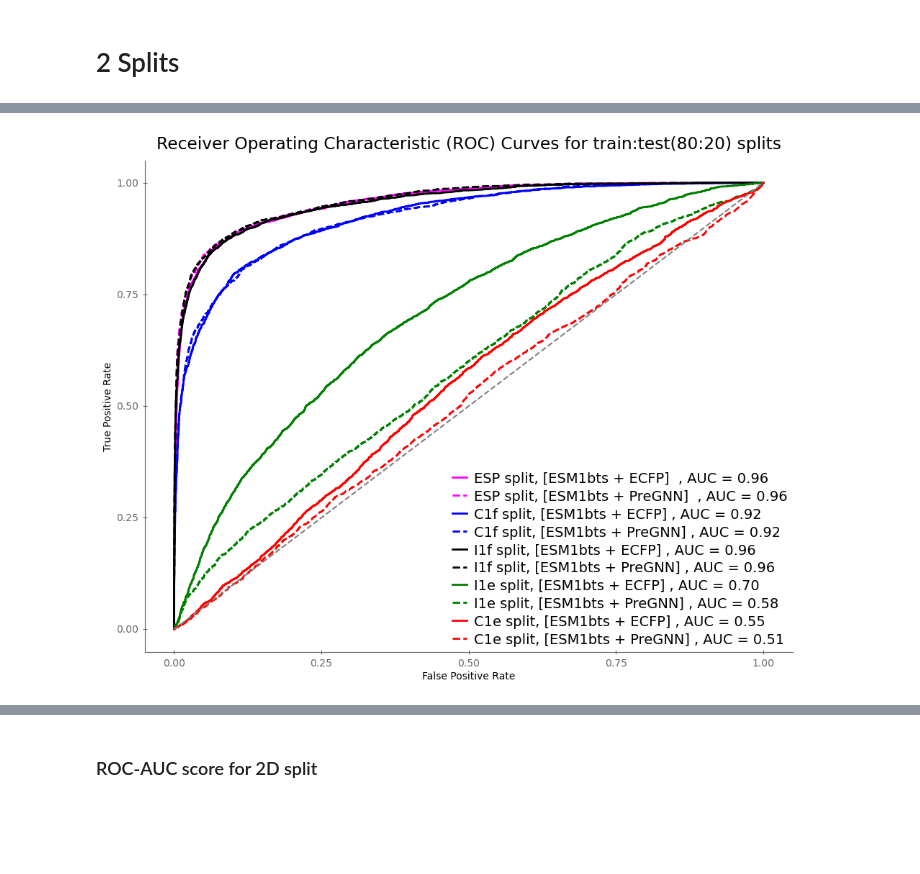
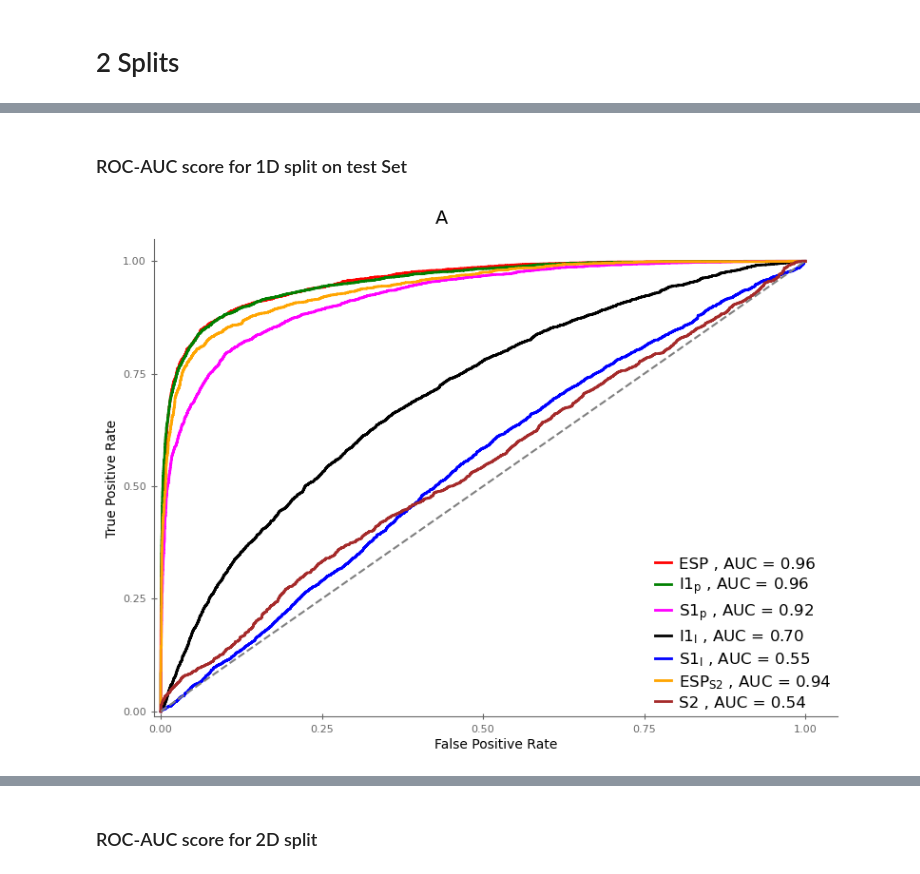
Before and after one commit to kalininalab/ESP_Leak_Analysis, a Jupyter notebook: ESP_HardSplits/notebooks_and_code/5-Results_Plots_and_figures.ipynb, the cells around one changed output, grey strips where cells are left out. Saved outputs shown, nothing was run; the diff lists cells and outputs as text; code cells hidden in the pictures; blank space fills up the shorter version.

```diff
--- a/ESP_HardSplits/notebooks_and_code/5-Results_Plots_and_figures.ipynb
+++ b/ESP_HardSplits/notebooks_and_code/5-Results_Plots_and_figures.ipynb
@@ -49,3 +89,5 @@ plot_top_keys_values_multiple_df(
+# %% [markdown]
+### ROC-AUC score for 1D split on test Set
 # %%
 y_test_pred_esm1b_ts_ecfp_ESP_2S =  np.load(join(CURRENT_DIR, ".." ,"data", "training_results_2S", "y_test_pred_xgboost_ESM1b_ts_ECFP_ESP_2S.npy"))
 test_y_esm1b_ts_ecfp_ESP_2S =  np.load(join(CURRENT_DIR, ".." ,"data", "training_results_2S", "y_test_true_xgboost_ESM1b_ts_ECFP_ESP_2S.npy"))
@@ -67,7 +109,13 @@ y_test_pred_esm1b_ts_ecfp_I1f_2S =  np.load(join(CURRENT_DIR, ".." ,"data", "tra
 test_y_esm1b_ts_ecfp_I1f_2S =  np.load(join(CURRENT_DIR, ".." ,"data", "training_results_2S", "y_test_true_xgboost_ESM1b_ts_ECFP_I1f_2S.npy"))
 y_test_pred_esm1b_ts_gnn_I1f_2S =  np.load(join(CURRENT_DIR, ".." ,"data", "training_results_2S", "y_test_pred_xgboost_ESM1b_ts_PreGNN_I1f_2S.npy"))
 test_y_esm1b_ts_gnn_I1f_2S =  np.load(join(CURRENT_DIR, ".." ,"data", "training_results_2S", "y_test_true_xgboost_ESM1b_ts_PreGNN_I1f_2S.npy"))
+
+y_test_pred_esm1b_ts_ecfp_C2_2S =  np.load(join(CURRENT_DIR, ".." ,"data", "training_results_2S", "y_test_pred_xgboost_ESM1b_ts_ECFP_C2_2S.npy"))
+test_y_esm1b_ts_ecfp_C2_2S =  np.load(join(CURRENT_DIR, ".." ,"data", "training_results_2S", "y_test_true_xgboost_ESM1b_ts_ECFP_C2_2S.npy"))
+y_test_pred_esm1b_ts_ecfp_ESPC2_2S =  np.load(join(CURRENT_DIR, ".." ,"data", "training_results_2S", "y_test_pred_xgboost_ESM1b_ts_ECFP_ESPC2_2S.npy"))
+test_y_esm1b_ts_ecfp_ESPC2_2S =  np.load(join(CURRENT_DIR, ".." ,"data", "training_results_2S", "y_test_true_xgboost_ESM1b_ts_ECFP_ESPC2_2S.npy"))
 # %%
+from sklearn import metrics
 fpr_esm1b_ts_ecfp_ESP_2S, tpr_esm1b_ts_ecfp_ESP_2S, threshold = metrics.roc_curve(test_y_esm1b_ts_ecfp_ESP_2S, y_test_pred_esm1b_ts_ecfp_ESP_2S)
 roc_auc_esm1b_ts_ecfp_ESP_2S = metrics.auc(fpr_esm1b_ts_ecfp_ESP_2S, tpr_esm1b_ts_ecfp_ESP_2S)
 fpr_esm1b_ts_gnn_ESP_2S, tpr_esm1b_ts_gnn_ESP_2S, threshold = metrics.roc_curve(test_y_esm1b_ts_gnn_ESP_2S, y_test_pred_esm1b_ts_gnn_ESP_2S)
@@ -94,45 +142,64 @@ fpr_esm1b_ts_ecfp_I1f_2S, tpr_esm1b_ts_ecfp_I1f_2S, threshold = metrics.roc_curv
 roc_auc_esm1b_ts_ecfp_I1f_2S = metrics.auc(fpr_esm1b_ts_ecfp_I1f_2S, tpr_esm1b_ts_ecfp_I1f_2S)
 fpr_esm1b_ts_gnn_I1f_2S, tpr_esm1b_ts_gnn_I1f_2S, threshold = metrics.roc_curve(test_y_esm1b_ts_gnn_I1f_2S, y_test_pred_esm1b_ts_gnn_I1f_2S)
 roc_auc_esm1b_ts_gnn_I1f_2S = metrics.auc(fpr_esm1b_ts_gnn_I1f_2S, tpr_esm1b_ts_gnn_I1f_2S)
+
+
+fpr_esm1b_ts_ecfp_C2_2S, tpr_esm1b_ts_ecfp_C2_2S, threshold = metrics.roc_curve(test_y_esm1b_ts_ecfp_C2_2S, y_test_pred_esm1b_ts_ecfp_C2_2S)
+roc_auc_esm1b_ts_ecfp_C2_2S = metrics.auc(fpr_esm1b_ts_ecfp_C2_2S, tpr_esm1b_ts_ecfp_C2_2S)
+fpr_esm1b_ts_ecfp_ESPC2_2S, tpr_esm1b_ts_ecfp_ESPC2_2S, threshold = metrics.roc_curve(test_y_esm1b_ts_ecfp_ESPC2_2S, y_test_pred_esm1b_ts_ecfp_ESPC2_2S)
+roc_auc_esm1b_ts_ecfp_ESPC2_2S = metrics.auc(fpr_esm1b_ts_ecfp_ESPC2_2S, tpr_esm1b_ts_ecfp_ESPC2_2S)
 # %%
 def plot_roc_curve(fpr, tpr, roc_auc, label, linestyle='solid', color='blue'):
     plt.plot(fpr, tpr, color=color, label=f'{label} , AUC = {roc_auc:.2f}', linewidth=2.0, linestyle=linestyle)
 
-fig, ax = plt.subplots(figsize=(10, 8))
-plt.rcParams.update({'font.size': 14})
-
+fig, ax = plt.subplots(figsize=(8, 6))
+plt.rcParams.update({'font.size': 10})
 # Define your data and labels here
+"""
 data = [
-    (fpr_esm1b_ts_ecfp_ESP_2S, tpr_esm1b_ts_ecfp_ESP_2S, roc_auc_esm1b_ts_ecfp_ESP_2S, 'ESP split, [ESM1bts + ECFP] ', 'solid', 'magenta'),
-    (fpr_esm1b_ts_gnn_ESP_2S, tpr_esm1b_ts_gnn_ESP_2S, roc_auc_esm1b_ts_gnn_ESP_2S, 'ESP split, [ESM1bts + PreGNN] ', 'dashed', 'magenta'),
-    (fpr_esm1b_ts_ecfp_C1f_2S, tpr_esm1b_ts_ecfp_C1f_2S, roc_auc_esm1b_ts_ecfp_C1f_2S, 'C1f split, [ESM1bts + ECFP]', 'solid', 'blue'),
-    (fpr_esm1b_ts_gnn_C1f_2S, tpr_esm1b_ts_gnn_C1f_2S, roc_auc_esm1b_ts_gnn_C1f_2S, 'C1f split, [ESM1bts + PreGNN]', 'dashed', 'blue'),
-    (fpr_esm1b_ts_ecfp_I1f_2S, tpr_esm1b_ts_ecfp_I1f_2S, roc_auc_esm1b_ts_ecfp_I1f_2S, 'I1f split, [ESM1bts + ECFP]', 'solid', 'black'),
-    (fpr_esm1b_ts_gnn_I1f_2S, tpr_esm1b_ts_gnn_I1f_2S, roc_auc_esm1b_ts_gnn_I1f_2S, 'I1f split, [ESM1bts + PreGNN]', 'dashed', 'black'),
-    (fpr_esm1b_ts_ecfp_I1e_2S, tpr_esm1b_ts_ecfp_I1e_2S, roc_auc_esm1b_ts_ecfp_I1e_2S, 'I1e split, [ESM1bts + ECFP]', 'solid', 'green'),
-    (fpr_esm1b_ts_gnn_I1e_2S, tpr_esm1b_ts_gnn_I1e_2S, roc_auc_esm1b_ts_gnn_I1e_2S, 'I1e split, [ESM1bts + PreGNN]', 'dashed', 'green'),
-    (fpr_esm1b_ts_ecfp_C1e_2S, tpr_esm1b_ts_ecfp_C1e_2S, roc_auc_esm1b_ts_ecfp_C1e_2S, 'C1e split, [ESM1bts + ECFP]', 'solid', 'red'),
-    (fpr_esm1b_ts_gnn_C1e_2S, tpr_esm1b_ts_gnn_C1e_2S, roc_auc_esm1b_ts_gnn_C1e_2S, 'C1e split, [ESM1bts + PreGNN]', 'dashed', 'red'),
+    (fpr_esm1b_ts_ecfp_ESP_2S, tpr_esm1b_ts_ecfp_ESP_2S, roc_auc_esm1b_ts_ecfp_ESP_2S, 'ESP, [ESM1bts + ECFP] ', 'solid', 'red'),
+    (fpr_esm1b_ts_gnn_ESP_2S, tpr_esm1b_ts_gnn_ESP_2S, roc_auc_esm1b_ts_gnn_ESP_2S, 'ESP, [ESM1bts + PreGNN] ', 'dashed', 'red'),
+    (fpr_esm1b_ts_ecfp_C1f_2S, tpr_esm1b_ts_ecfp_C1f_2S, roc_auc_esm1b_ts_ecfp_C1f_2S, 'S1p, [ESM1bts + ECFP]', 'solid', 'magenta'),
+    (fpr_esm1b_ts_gnn_C1f_2S, tpr_esm1b_ts_gnn_C1f_2S, roc_auc_esm1b_ts_gnn_C1f_2S, 'S1p, [ESM1bts + PreGNN]', 'dashed', 'magenta'),
+    (fpr_esm1b_ts_ecfp_I1f_2S, tpr_esm1b_ts_ecfp_I1f_2S, roc_auc_esm1b_ts_ecfp_I1f_2S, 'I1p, [ESM1bts + ECFP]', 'solid', 'green'),
+    (fpr_esm1b_ts_gnn_I1f_2S, tpr_esm1b_ts_gnn_I1f_2S, roc_auc_esm1b_ts_gnn_I1f_2S, 'I1p, [ESM1bts + PreGNN]', 'dashed', 'green'),
+    (fpr_esm1b_ts_ecfp_I1e_2S, tpr_esm1b_ts_ecfp_I1e_2S, roc_auc_esm1b_ts_ecfp_I1e_2S, 'I1l, [ESM1bts + ECFP]', 'solid', 'black'),
+    (fpr_esm1b_ts_gnn_I1e_2S, tpr_esm1b_ts_gnn_I1e_2S, roc_auc_esm1b_ts_gnn_I1e_2S, 'I1l, [ESM1bts + PreGNN]', 'dashed', 'black'),
+    (fpr_esm1b_ts_ecfp_C1e_2S, tpr_esm1b_ts_ecfp_C1e_2S, roc_auc_esm1b_ts_ecfp_C1e_2S, 'S1l, [ESM1bts + ECFP]', 'solid', 'blue'),
+    (fpr_esm1b_ts_gnn_C1e_2S, tpr_esm1b_ts_gnn_C1e_2S, roc_auc_esm1b_ts_gnn_C1e_2S, 'S1l, [ESM1bts + PreGNN]', 'dashed', 'blue'),
 ]
-
+"""
+data = [
+    (fpr_esm1b_ts_ecfp_ESP_2S, tpr_esm1b_ts_ecfp_ESP_2S, roc_auc_esm1b_ts_ecfp_ESP_2S, 'ESP', 'solid', 'red'),
+    (fpr_esm1b_ts_ecfp_I1f_2S, tpr_esm1b_ts_ecfp_I1f_2S, roc_auc_esm1b_ts_ecfp_I1f_2S, 'I1$_{p}$', 'solid', 'green'),
+    (fpr_esm1b_ts_ecfp_C1f_2S, tpr_esm1b_ts_ecfp_C1f_2S, roc_auc_esm1b_ts_ecfp_C1f_2S, 'S1$_{p}$', 'solid', 'magenta'),
+    (fpr_esm1b_ts_ecfp_I1e_2S, tpr_esm1b_ts_ecfp_I1e_2S, roc_auc_esm1b_ts_ecfp_I1e_2S, 'I1$_{l}$', 'solid', 'black'),
+    (fpr_esm1b_ts_ecfp_C1e_2S, tpr_esm1b_ts_ecfp_C1e_2S, roc_auc_esm1b_ts_ecfp_C1e_2S, 'S1$_{l}$', 'solid', 'blue'),
+    (fpr_esm1b_ts_ecfp_ESPC2_2S, tpr_esm1b_ts_ecfp_ESPC2_2S, roc_auc_esm1b_ts_ecfp_ESPC2_2S, 'ESP$_{S2}$', 'solid', 'orange'),
+    (fpr_esm1b_ts_ecfp_C2_2S, tpr_esm1b_ts_ecfp_C2_2S, roc_auc_esm1b_ts_ecfp_C2_2S, 'S2', 'solid', 'brown'),
+]
 # Plot each ROC curve
 for fpr, tpr, roc_auc, label, linestyle, color in data:
     plot_roc_curve(fpr, tpr, roc_auc, label, linestyle, color)
 
 # Set axis parameters
 ax.locator_params(axis="y", nbins=5)
 ax.locator_params(axis="x", nbins=5)
-
+ax.tick_params(axis='x', labelsize=8)  # Smaller x-axis numbers
+ax.tick_params(axis='y', labelsize=8)  # Smaller y-axis numbers
 # Set legend
-plt.legend(loc='lower right', fontsize=14)
+plt.legend(loc='lower right', fontsize=12)
 plt.plot([0, 1], [0, 1], '--', color='gray', linewidth=1.5)
-plt.xlim([-0.05, 1.05])
-plt.ylim([-0.05, 1.05])
+plt.xlim([-0.01, 1.05])
+plt.ylim([-0.01, 1.05])
 plt.ylabel('True Positive Rate')
 plt.xlabel('False Positive Rate')
-plt.title('Receiver Operating Characteristic (ROC) Curves for train:test(80:20) splits')
+#plt.title('Receiver Operating Characteristic (ROC) Curves for train:test(80:20) splits')
+plt.title('A', x=0.42,fontsize=14)
 #plt.grid(True, linestyle='--', alpha=0.7)
 plt.tight_layout()
+#plt.savefig('/Users/vahidatabaigi/Desktop/Thesis/thesis-template/Figures/AUC2S.png', dpi=600, bbox_inches='tight')
+plt.savefig('/Users/vahidatabaigi/Desktop/AUC2S.png', dpi=600, bbox_inches='tight')
 plt.show()
 # %% [output]
-[figure, old version]
+[figure, new version]
```
Also changed, not shown: parts of 34 cells of this notebook, 4 other files.
